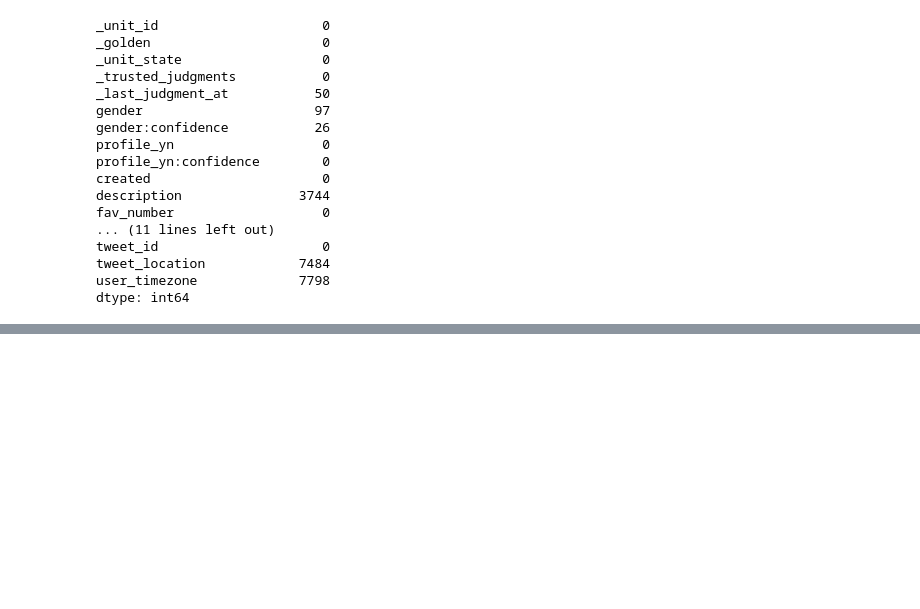
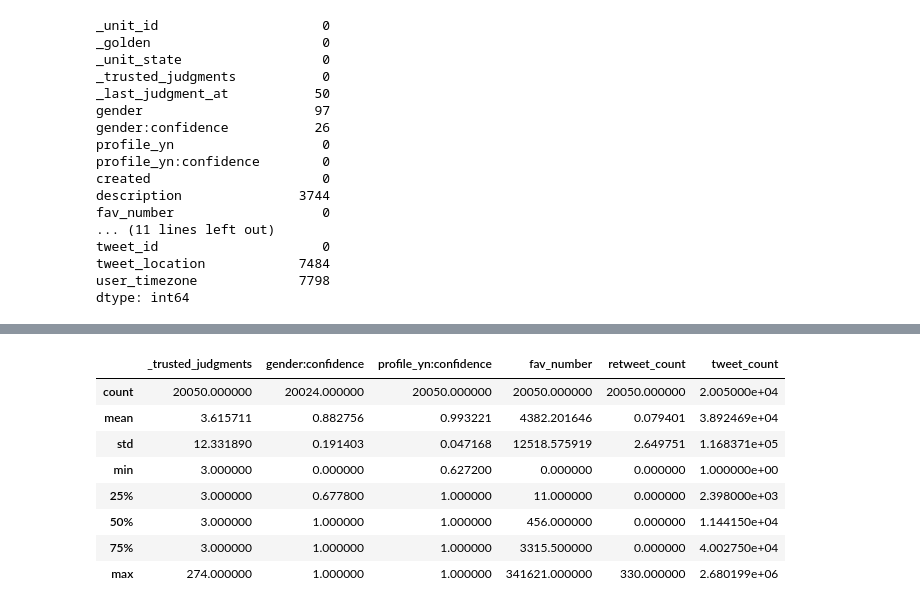
Before and after one commit to Preeti-gupta02/Twitter_Gender_Classification, a Jupyter notebook: Data_Cleaning.ipynb, the cells around one changed output, grey strips where cells are left out. Drawn from its saved outputs; the diff is of its cells as text; code cells hidden in the pictures; blank space fills up the shorter version.

Commit message:
data cleaned

```diff
--- a/Data_Cleaning.ipynb
+++ b/Data_Cleaning.ipynb
@@ -109,0 +84,14 @@ data
+# %%
+# Drop unnecessary columns/features
+data.drop (columns = ['_unit_id',
+                      '_last_judgment_at',
+                      'user_timezone',
+                      'tweet_coord',
+                      'tweet_created',
+                      'tweet_id',
+                      'tweet_location',
+                      'profileimage',
+                      'created',
+                      'name'], inplace = True)
+
+data.info()
@@ -109,0 +116,12 @@ data
+# %%
+data.describe()
+# %% [output]
+|  | _trusted_judgments | gender:confidence | profile_yn:confidence | fav_number | retweet_count | tweet_count |
+| count | 20050.000000 | 20024.000000 | 20050.000000 | 20050.000000 | 20050.000000 | 2.005000e+04 |
+| mean | 3.615711 | 0.882756 | 0.993221 | 4382.201646 | 0.079401 | 3.892469e+04 |
+| std | 12.331890 | 0.191403 | 0.047168 | 12518.575919 | 2.649751 | 1.168371e+05 |
+| min | 3.000000 | 0.000000 | 0.627200 | 0.000000 | 0.000000 | 1.000000e+00 |
+| 25% | 3.000000 | 0.677800 | 1.000000 | 11.000000 | 0.000000 | 2.398000e+03 |
+| 50% | 3.000000 | 1.000000 | 1.000000 | 456.000000 | 0.000000 | 1.144150e+04 |
+| 75% | 3.000000 | 1.000000 | 1.000000 | 3315.500000 | 0.000000 | 4.002750e+04 |
+| max | 274.000000 | 1.000000 | 1.000000 | 341621.000000 | 330.000000 | 2.680199e+06 |
```
Also changed, not shown: parts of 20 cells of this notebook.
